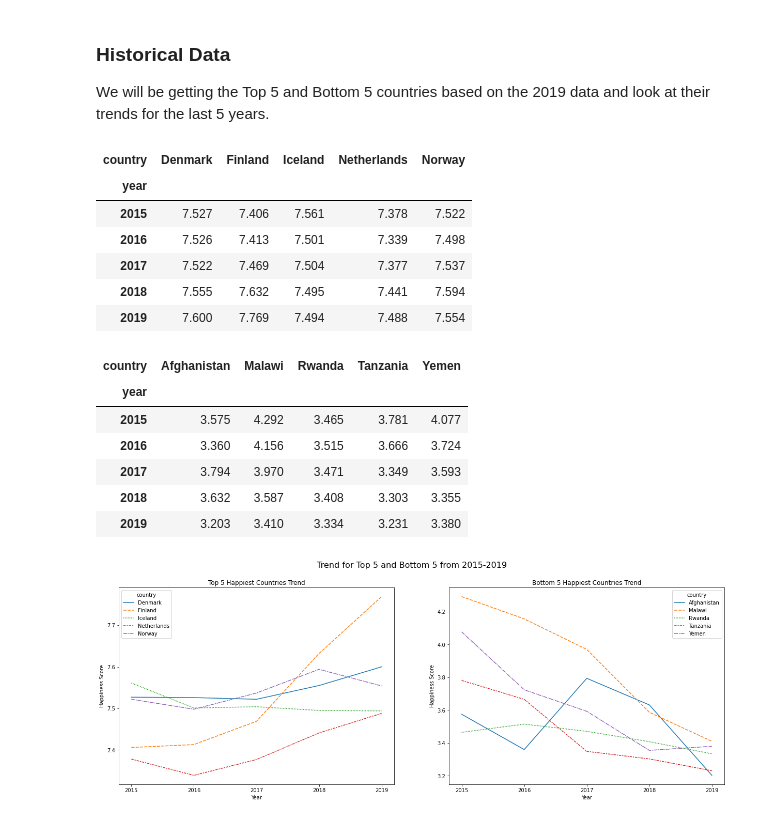
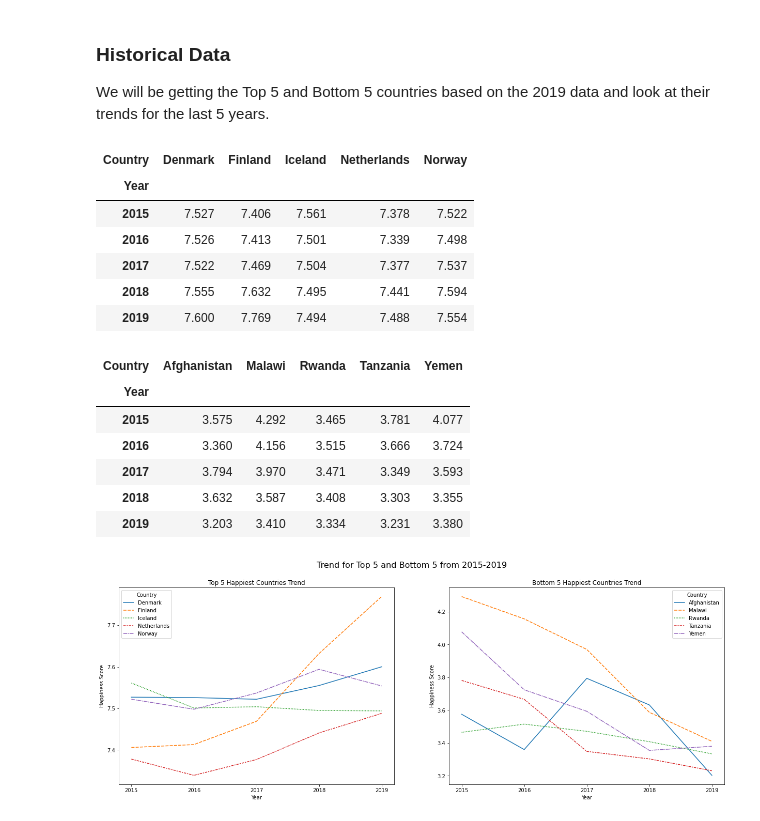
Before and after one commit to aulacson/world-happiness-report, a Jupyter notebook: sample.ipynb, the cells around one changed output. Saved outputs shown, nothing was run; the diff lists cells and outputs as text; code cells hidden in the pictures.

```diff
--- a/sample.ipynb
+++ b/sample.ipynb
@@ -27,21 +27,18 @@ df_2019.dropna(inplace = True)
 # %%
 # rename columns
 
-column_names = ['country', 'happiness-rank', 'happiness-score', 'gdp-per-capita', 'social-support', 'healthy-life-expectancy', 'freedom', 'generosity', 'government-trust']
+column_names = ['Country', 'Happiness Rank', 'Happiness Score', 'GDP per Capita', 'Social Support', 'Healthy Life Expectancy', 'Freedom', 'Generosity', 'Government Trust']
 
 df_2015.columns.values[[0, 2, 3, 5, 6, 7, 8, 10, 9]] = column_names
 df_2016.columns.values[[0, 2, 3, 6, 7, 8, 9, 11, 10]] = column_names
 df_2017.columns.values[[0, 1, 2, 5, 6, 7, 8, 9, 10]] = column_names
 df_2018.columns.values[[1, 0, 2, 3, 4, 5, 6, 7, 8]] = column_names
 df_2019.columns.values[[1, 0, 2, 3, 4, 5, 6, 7, 8]] = column_names
-
-df_2015.rename(columns={'Region': 'region'}, inplace = True)
-df_2016.rename(columns={'Region': 'region'}, inplace = True)
 # %%
 # determine which countries do not have information on regions
-unique_countries = pd.concat([df_2015['country'], df_2016['country'], df_2017['country'], df_2018['country'], df_2019['country']]).unique()
-countries_with_region = pd.concat([df_2015['country'], df_2016['country']])
-region = pd.concat([df_2015['region'], df_2016['region']])
+unique_countries = pd.concat([df_2015['Country'], df_2016['Country'], df_2017['Country'], df_2018['Country'], df_2019['Country']]).unique()
+countries_with_region = pd.concat([df_2015['Country'], df_2016['Country']])
+region = pd.concat([df_2015['Region'], df_2016['Region']])
 missing_countries = [country for country in unique_countries if country not in countries_with_region.unique()]
 
 print (f'Countries with No Mapped Region: {missing_countries}')
@@ -58,19 +55,19 @@ country_region_map['North Macedonia'] ='Central and Eastern Europe'
 country_region_map['Gambia'] = 'Sub-Saharan Africa'
 
 # add region column to 2017 - 2019 datasets
-df_2017['region'] = df_2017['country'].map(country_region_map)
-df_2018['region'] = df_2018['country'].map(country_region_map)
-df_2019['region'] = df_2019['country'].map(country_region_map)
+df_2017['Region'] = df_2017['Country'].map(country_region_map)
+df_2018['Region'] = df_2018['Country'].map(country_region_map)
+df_2019['Region'] = df_2019['Country'].map(country_region_map)
 
-column_names.append('region')
+column_names.append('Region')
 # %%
 # add year column
-df_2015['year'] = 2015
-df_2016['year'] = 2016
-df_2017['year'] = 2017
-df_2018['year'] = 2018
-df_2019['year'] = 2019
-column_names.append('year')
+df_2015['Year'] = 2015
+df_2016['Year'] = 2016
+df_2017['Year'] = 2017
+df_2018['Year'] = 2018
+df_2019['Year'] = 2019
+column_names.append('Year')
 
 # compile dataframes
 df = pd.concat([df_2015[column_names], df_2016[column_names], df_2017[column_names], df_2018[column_names], df_2019[column_names]])
@@ -81,27 +78,27 @@ df = pd.concat([df_2015[column_names], df_2016[column_names], df_2017[column_nam
 
 We will be getting the Top 5 and Bottom 5 countries based on the 2019 data and look at their trends for the last 5 years.
 # %%
-top_5_countries = df_2019['country'][df_2019['happiness-rank'] < 6].unique()
-mask_top_5 = df.country.isin(top_5_countries)
-historical_top_5 = df[mask_top_5].pivot('year' , 'country', 'happiness-score').dropna(axis=1)
+top_5_countries = df_2019['Country'][df_2019['Happiness Rank'] < 6].unique()
+mask_top_5 = df.Country.isin(top_5_countries)
+historical_top_5 = df[mask_top_5].pivot('Year' , 'Country', 'Happiness Score').dropna(axis=1)
 
 historical_top_5
 # %% [output]
-| country | Denmark | Finland | Iceland | Netherlands | Norway |
-| year |  |  |  |  |  |
+| Country | Denmark | Finland | Iceland | Netherlands | Norway |
+| Year |  |  |  |  |  |
 | 2015 | 7.527 | 7.406 | 7.561 | 7.378 | 7.522 |
 | 2016 | 7.526 | 7.413 | 7.501 | 7.339 | 7.498 |
 | 2017 | 7.522 | 7.469 | 7.504 | 7.377 | 7.537 |
 | 2018 | 7.555 | 7.632 | 7.495 | 7.441 | 7.594 |
 | 2019 | 7.600 | 7.769 | 7.494 | 7.488 | 7.554 |
 # %%
-bottom_5_countries = df_2019['country'][df_2019['happiness-rank'] > (df_2019['happiness-rank'].max() - 7)].unique()
-mask_bottom_5 = df.country.isin(bottom_5_countries)
-historical_bottom_5 = df[mask_bottom_5].pivot('year' , 'country', 'happiness-score').dropna(axis=1)
+bottom_5_countries = df_2019['Country'][df_2019['Happiness Rank'] > (df_2019['Happiness Rank'].max() - 7)].unique()
+mask_bottom_5 = df.Country.isin(bottom_5_countries)
+historical_bottom_5 = df[mask_bottom_5].pivot('Year' , 'Country', 'Happiness Score').dropna(axis=1)
 historical_bottom_5
 # %% [output]
-| country | Afghanistan | Malawi | Rwanda | Tanzania | Yemen |
-| year |  |  |  |  |  |
+| Country | Afghanistan | Malawi | Rwanda | Tanzania | Yemen |
+| Year |  |  |  |  |  |
 | 2015 | 3.575 | 4.292 | 3.465 | 3.781 | 4.077 |
 | 2016 | 3.360 | 4.156 | 3.515 | 3.666 | 3.724 |
 | 2017 | 3.794 | 3.970 | 3.471 | 3.349 | 3.593 |
```
Also changed, not shown: parts of 6 cells of this notebook.
